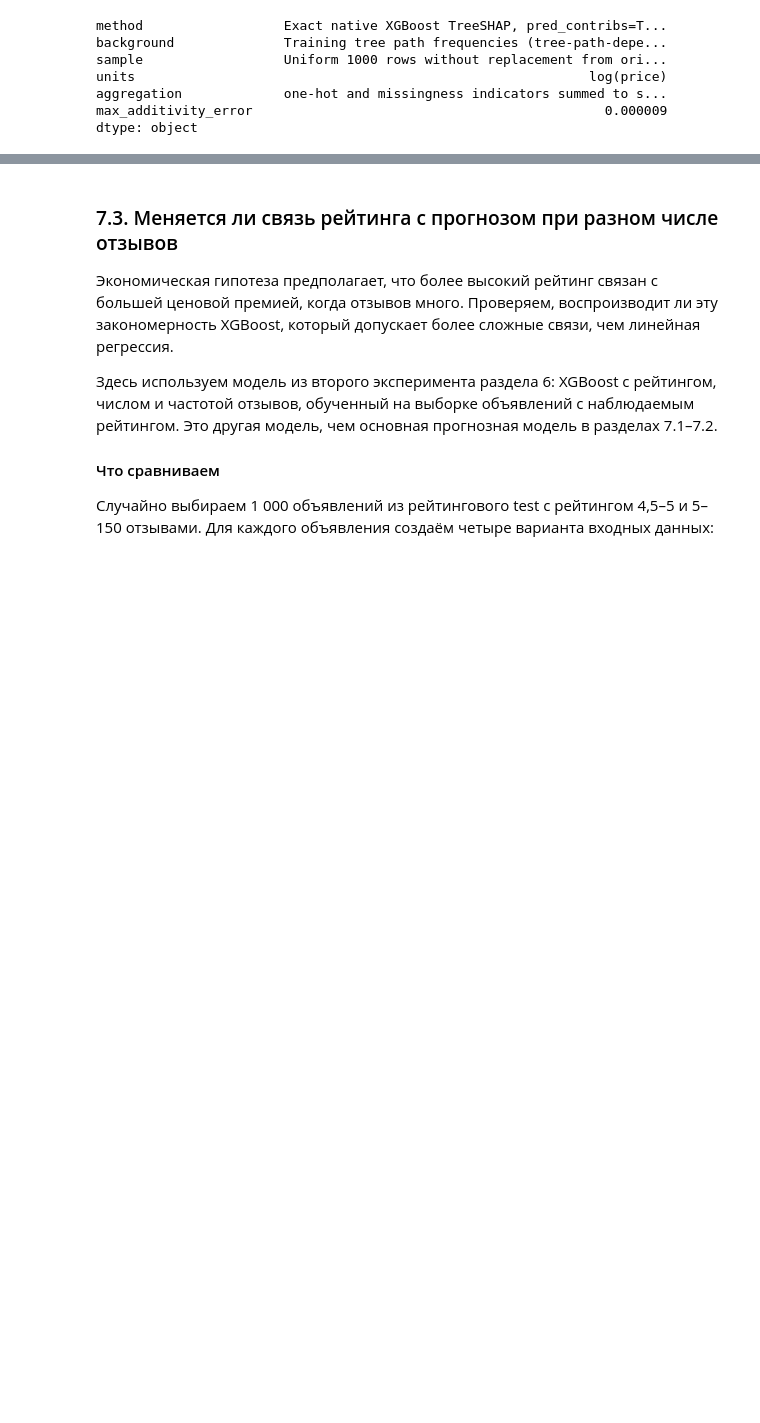
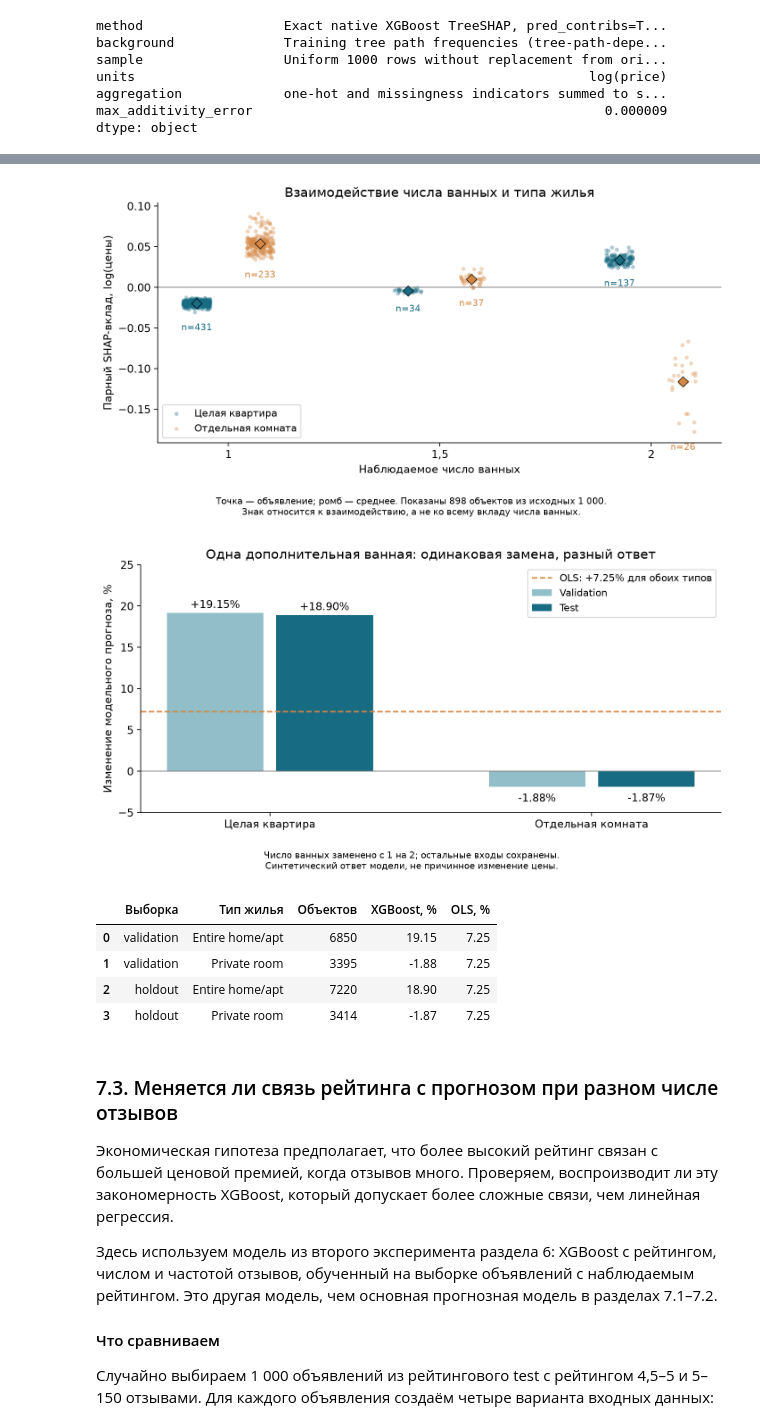
Before and after one commit to OsVox/london-airbnb-economics, a Jupyter notebook: london_airbnb_group_project.ipynb, the cells around one changed output, grey strips where cells are left out. Cells and saved outputs as stored; diff of their text form; code cells hidden in the pictures; blank space fills up the shorter version.

Commit message:
Add reproducible bathroom and room-type SHAP finding

```diff
--- a/london_airbnb_group_project.ipynb
+++ b/london_airbnb_group_project.ipynb
@@ -561,3 +579,21 @@ dtype: object
+# %%
+from helpers.bathroom_case import bathroom_case
+bathroom_response, bathroom_support = bathroom_case(
+    d, X, pre, models['XGBoost'][1], models['OLS'][1])
+figure('bathroom_shap_interaction')
+figure('bathroom_model_response')
+display(bathroom_response[['split', 'room_type', 'n', 'xgb_change_pct', 'ols_change_pct']]
+        .rename(columns={'split': 'Выборка', 'room_type': 'Тип жилья', 'n': 'Объектов',
+                         'xgb_change_pct': 'XGBoost, %', 'ols_change_pct': 'OLS, %'})
+        .round(2))
+# %% [output]
+[figure, added]
+[figure, added]
+|  | Выборка | Тип жилья | Объектов | XGBoost, % | OLS, % |
+| 0 | validation | Entire home/apt | 6850 | 19.15 | 7.25 |
+| 1 | validation | Private room | 3395 | -1.88 | 7.25 |
+| 2 | holdout | Entire home/apt | 7220 | 18.90 | 7.25 |
+| 3 | holdout | Private room | 3414 | -1.87 | 7.25 |
 # %% [markdown]
 ### 7.3. Меняется ли связь рейтинга с прогнозом при разном числе отзывов
 
```
Also changed, not shown: parts of 1 cell of this notebook, 14 other files.
